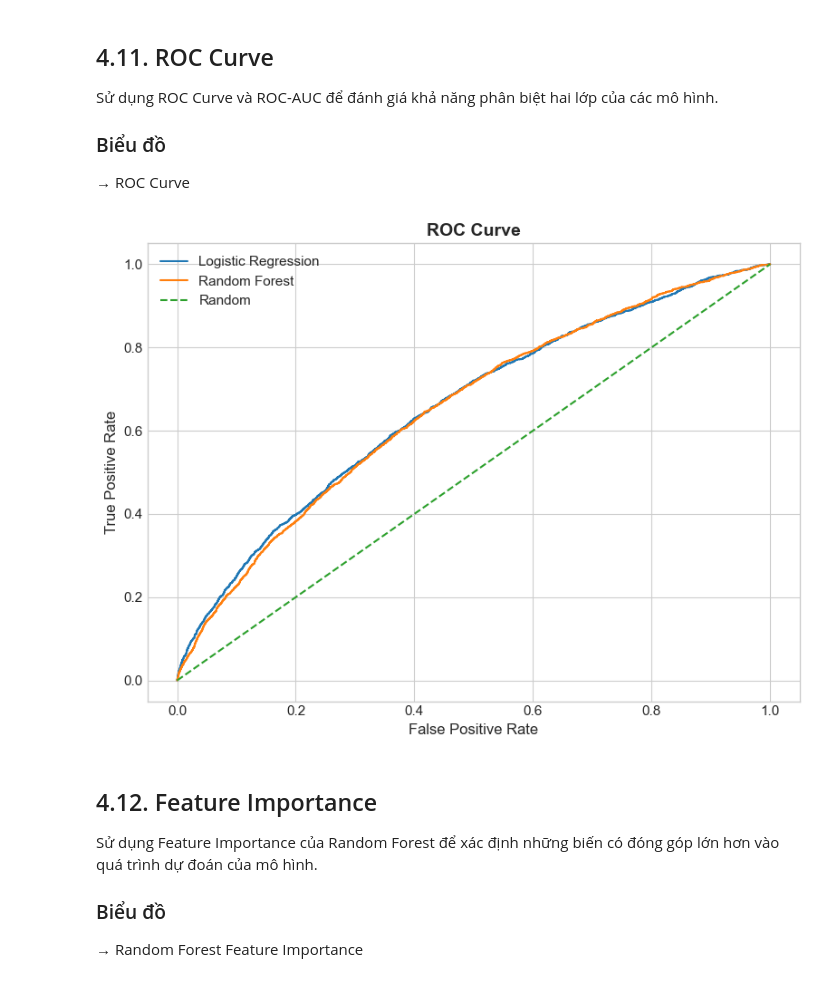
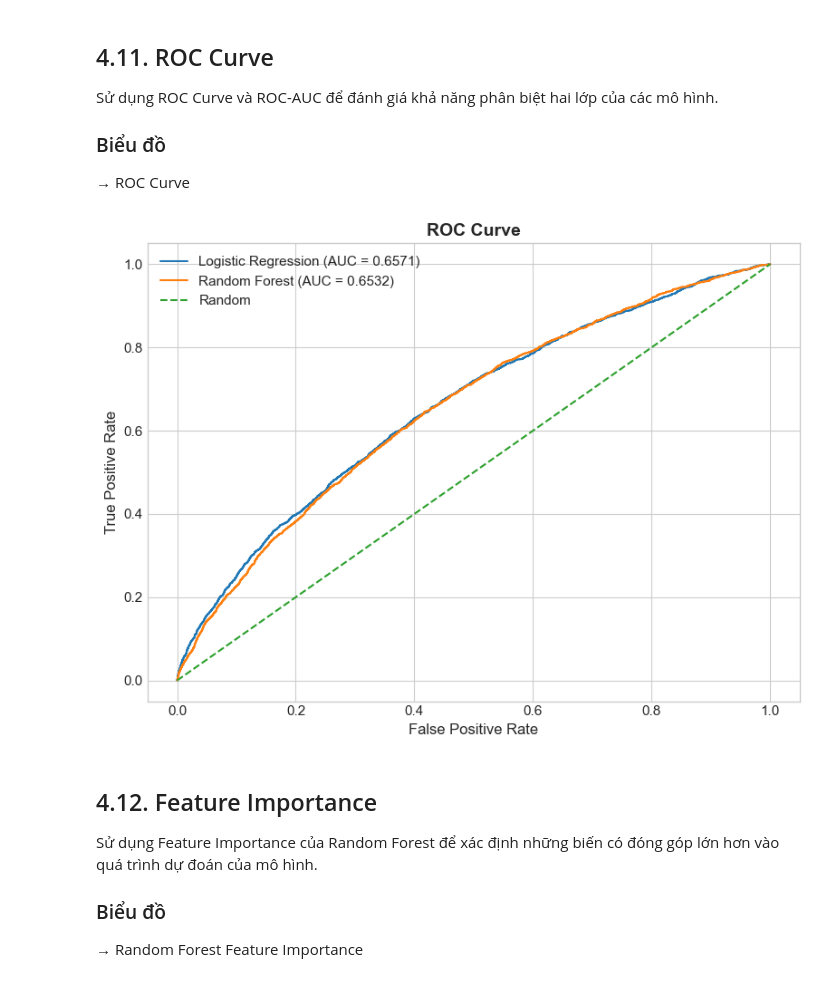
Before and after one commit to Zietlott/DataAnalysis-Visualization, a Jupyter notebook: code/diabetic.ipynb, the cells around one changed output. Drawn from its saved outputs; the diff is of its cells as text; code cells hidden in the pictures.

Commit message:
add auc label

```diff
--- a/code/diabetic.ipynb
+++ b/code/diabetic.ipynb
@@ -1739,13 +1738,15 @@ của các mô hình.
 # %%
 # 4.11 ROC Curve
 # Import hàm tính các giá trị cho đường cong ROC
-from sklearn.metrics import roc_curve
+from sklearn.metrics import roc_curve, roc_auc_score
 
 # Tính False Positive Rate và True Positive Rate của Logistic Regression
 lr_fpr, lr_tpr, _ = roc_curve(y_test, lr_prob)
+lr_auc = roc_auc_score(y_test, lr_prob)
 
 # Tính False Positive Rate và True Positive Rate của Random Forest
 rf_fpr, rf_tpr, _ = roc_curve(y_test, rf_prob)
+rf_auc = roc_auc_score(y_test, rf_prob)
 
 plt.figure(figsize=(8, 6))
 
@@ -1753,41 +1754,41 @@ plt.figure(figsize=(8, 6))
 plt.plot(
     lr_fpr,
     lr_tpr,
-    label="Logistic Regression"
+    label=f"Logistic Regression (AUC = {lr_auc:.4f})"
 )
 
 # Vẽ đường ROC của Random Forest
 plt.plot(
     rf_fpr,
     rf_tpr,
-    label="Random Forest"
+    label=f"Random Forest (AUC = {rf_auc:.4f})"
 )
 
 # Vẽ đường tham chiếu của mô hình dự đoán ngẫu nhiên
 plt.plot(
     [0, 1],
     [0, 1],
     "--",
     label="Random"
 )
 
 plt.xlabel("False Positive Rate")
 plt.ylabel("True Positive Rate")
 
 plt.title("ROC Curve", fontweight="bold")
 
 plt.legend()
 plt.tight_layout()
 
 plt.savefig(
     FIGURES_DIR / "roc_curve.png",
     dpi=300,
     bbox_inches="tight"
 )
 
 plt.show()
 # %% [output]
-[figure, old version]
+[figure, new version]
 # %% [markdown]
 ## 4.12. Feature Importance
 
```
Also changed, not shown: parts of 1 cell of this notebook, 1 other file.
